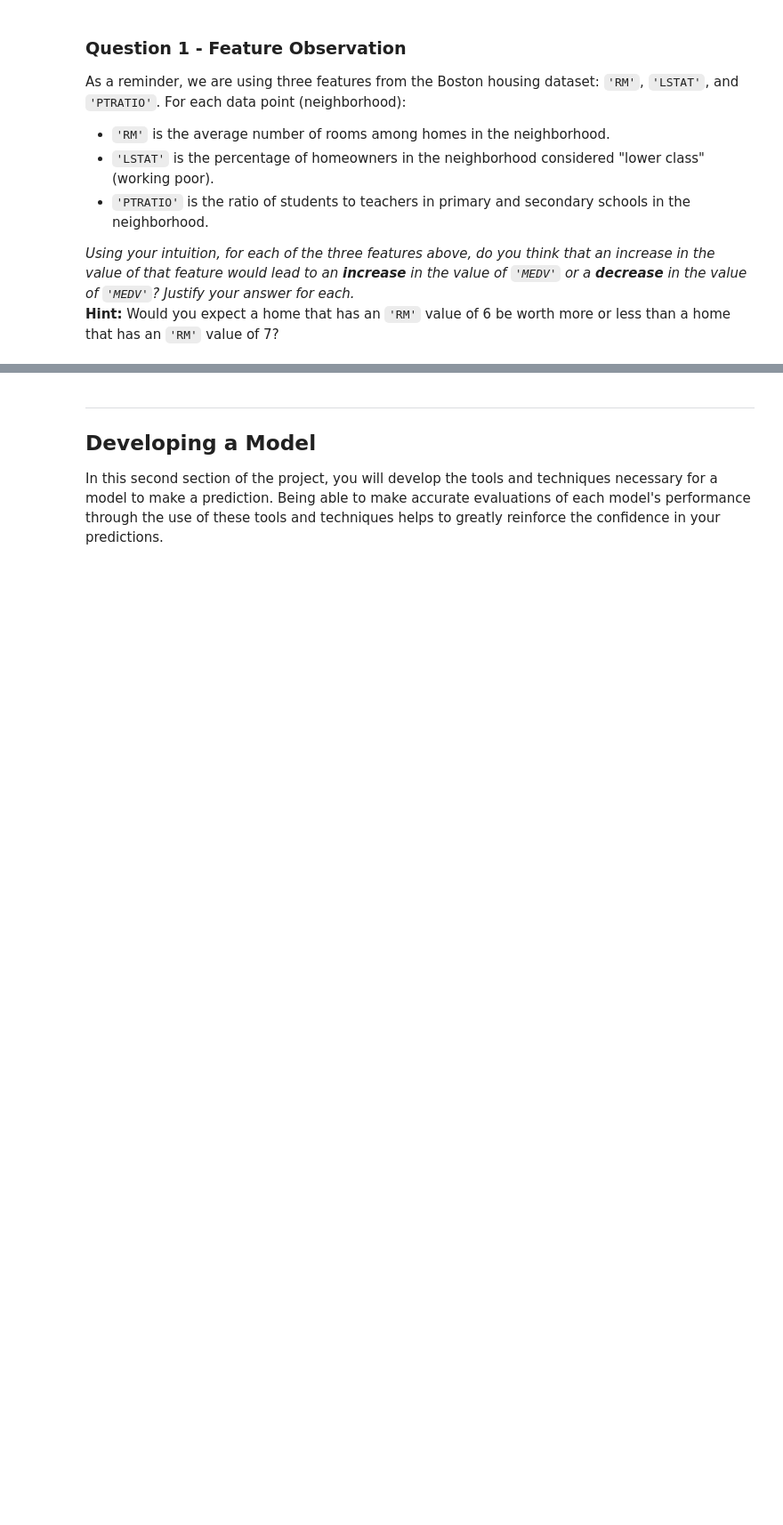
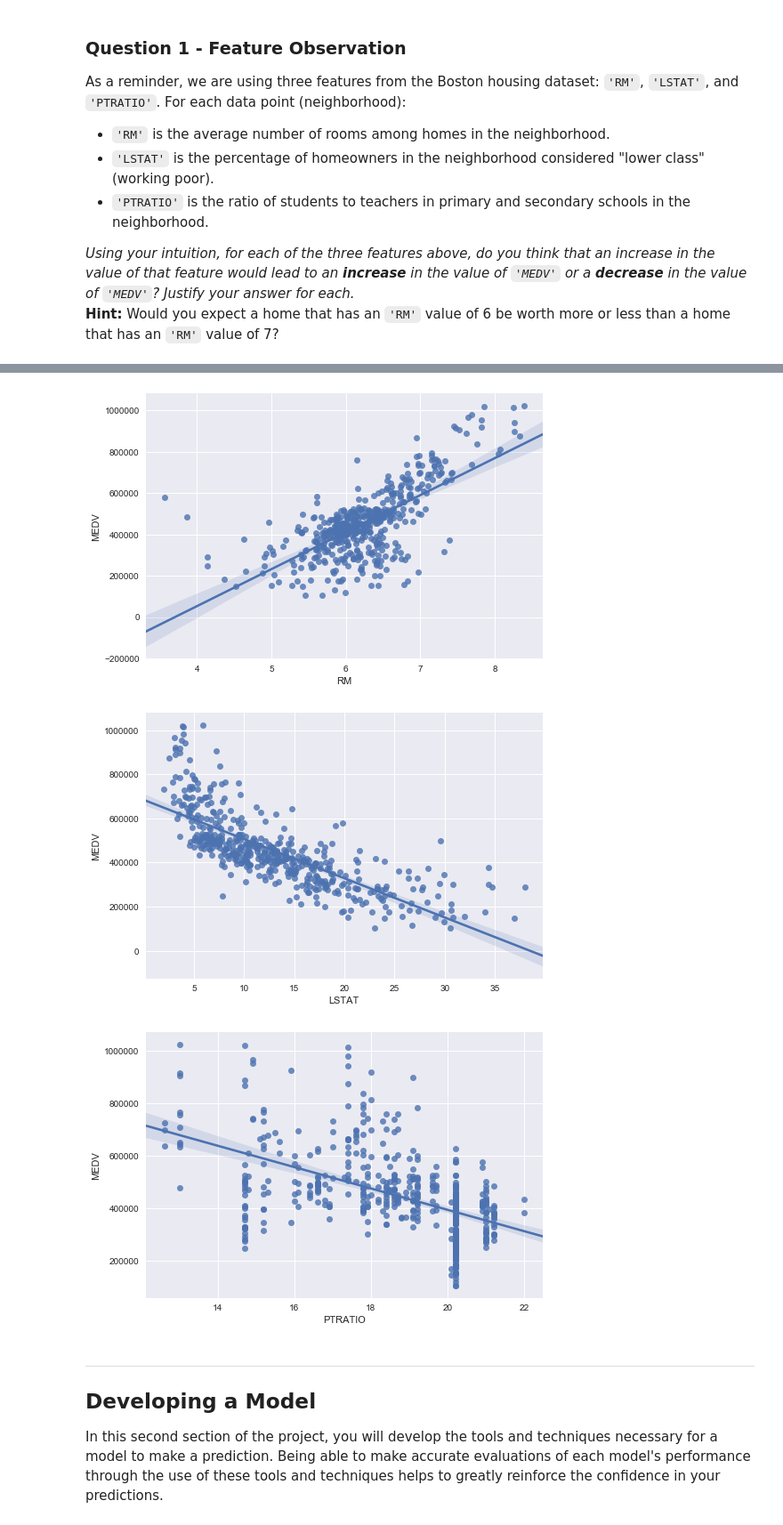
Before and after one commit to narendramuthum/MLEN_boston_housing, a Jupyter notebook: boston_housing.ipynb, the cells around one changed output, grey strips where cells are left out. Shown at 89% size. Cells and saved outputs as stored; diff of their text form; code cells hidden in the pictures; blank space fills up the shorter version.

```diff
--- a/boston_housing.ipynb
+++ b/boston_housing.ipynb
@@ -102,3 +104,14 @@ When I compute correlation matrix for 'MEDV' with 'RM','LSTAT' and 'PTRATIO' var
+# %%
+import matplotlib.pyplot as plt
+import seaborn as sns
+
+for var in ['RM', 'LSTAT', 'PTRATIO']:
+    sns.regplot(data[var], prices)
+    plt.show()
+# %% [output]
+[figure, added]
+[figure, added]
+[figure, added]
 # %% [markdown]
 ----
 
```
Also changed, not shown: parts of 3 cells of this notebook, 1 other file.
